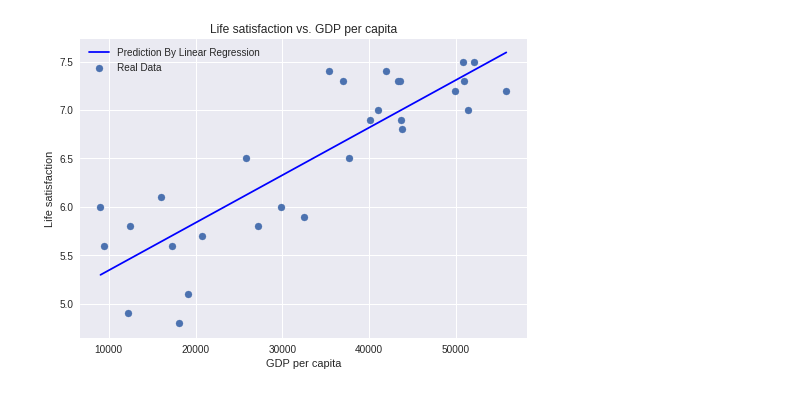
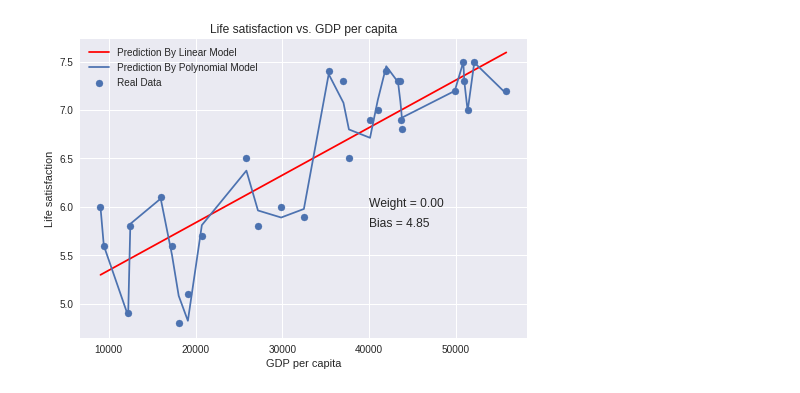
Before and after one commit to isabelontheway/2048, a Jupyter notebook: lifesat.ipynb, the cells around one changed output. Drawn from its saved outputs; the diff is of its cells as text; code cells hidden in the pictures.

```diff
--- a/lifesat.ipynb
+++ b/lifesat.ipynb
@@ -36,3 +36,14 @@ y = np.c_[country_stats["Life satisfaction"]]
 
 # Train the model
 model.fit(x, y)
+# %%
+# Use a overfit polynimial model
+from sklearn import preprocessing
+from sklearn import pipeline
+
+poly = preprocessing.PolynomialFeatures(degree=60, include_bias=False)
+scaler = preprocessing.StandardScaler()
+lin_reg2 = linear_model.LinearRegression()
+
+pipeline_reg = pipeline.Pipeline([('poly', poly), ('scal', scaler), ('lin', lin_reg2)])
+pipeline_reg.fit(x, y)
@@ -39,10 +52,15 @@ model.fit(x, y)
 # %%
 plt.scatter(x=country_stats["GDP per capita"], y=country_stats["Life satisfaction"], label="Real Data")
 plt.title("Life satisfaction vs. GDP per capita")
 plt.xlabel("GDP per capita")
 plt.ylabel("Life satisfaction")
-plt.plot(x, model.predict(x), 'b-', label='Prediction By Linear Regression')
+plt.plot(x, model.predict(x), 'r-', label='Prediction By Linear Model')
+plt.plot(x, pipeline_reg.predict(x), label='Prediction By Polynomial Model')
+weight = model.coef_[0]
+bias = model.intercept_[0]
+plt.text(40000, 6.0, "Weight = %0.2f" % weight)
+plt.text(40000, 5.8, "Bias = %0.2f" % bias)
 plt.legend()
 plt.show()
 # %% [output]
-[figure, old version]
+[figure, new version]
```
Also changed, not shown: parts of 2 cells of this notebook.
